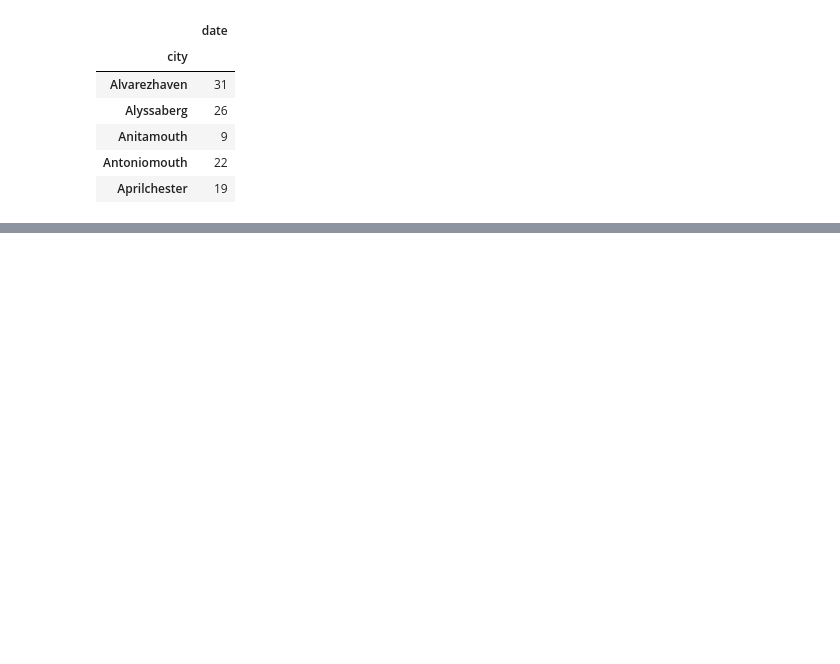
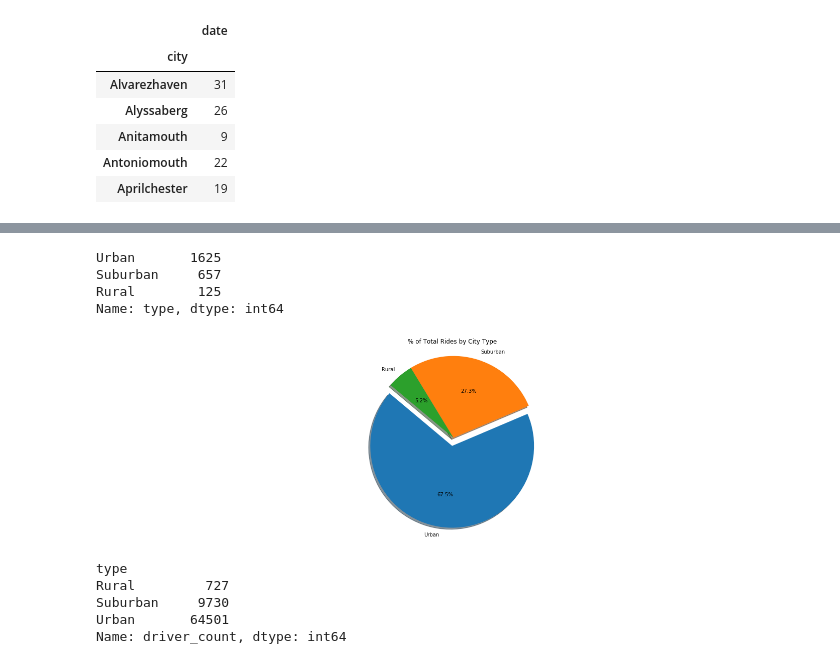
Before and after one commit to lindafarley/Python_Challenge, a Jupyter notebook: MatPlotLib_Bubble_Chart/Pyber_Bubble.ipynb, the cells around one changed output, grey strips where cells are left out. Cells and saved outputs as stored; diff of their text form; code cells hidden in the pictures; blank space fills up the shorter version.

```diff
--- a/MatPlotLib_Bubble_Chart/Pyber_Bubble.ipynb
+++ b/MatPlotLib_Bubble_Chart/Pyber_Bubble.ipynb
@@ -138,0 +145,34 @@ lgnd.legendHandles[2]._sizes = [70]
+# %%
+# % of Total Rides by City Type
+#Labels for pie chart
+labels = ["Urban", "Suburban", "Rural"]
+
+#Values of each section of pie chart
+num_rides = merge_table["type"].value_counts()
+num_rides
+# %% [output]
+Urban       1625
+Suburban     657
+Rural        125
+Name: type, dtype: int64
+# %%
+#Explode
+explode = (0.1, 0, 0)
+# %%
+# Create the pie chart based upon the values above
+plt.pie(num_rides, explode=explode, labels=labels, autopct="%1.1f%%", shadow=True, startangle=140)
+plt.title("% of Total Rides by City Type")
+plt.axis("equal")
+plt.show()
+# %% [output]
+[figure, added]
+# %%
+grouped_type = merge_table.groupby(["type"]).sum()
+num_drivers = grouped_type["driver_count"]
+num_drivers
+# %% [output]
+type
+Rural         727
+Suburban     9730
+Urban       64501
+Name: driver_count, dtype: int64
```
Also changed, not shown: parts of 8 cells of this notebook.
